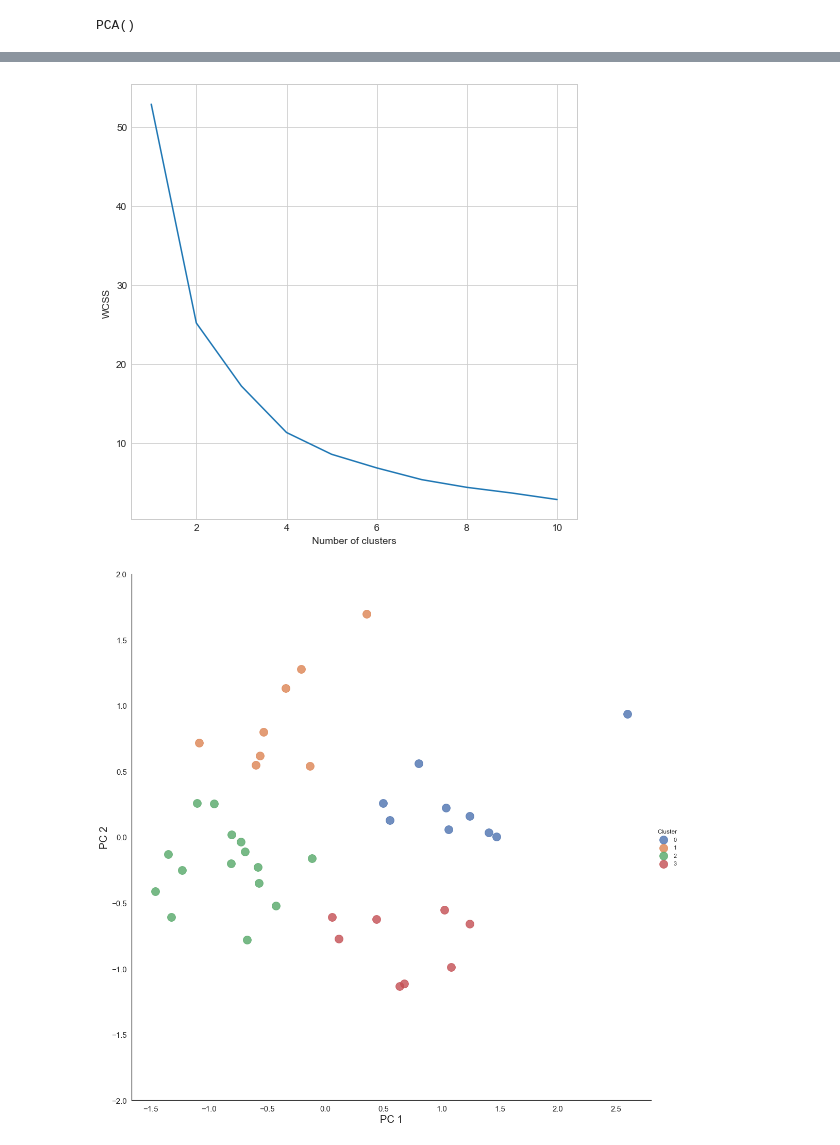
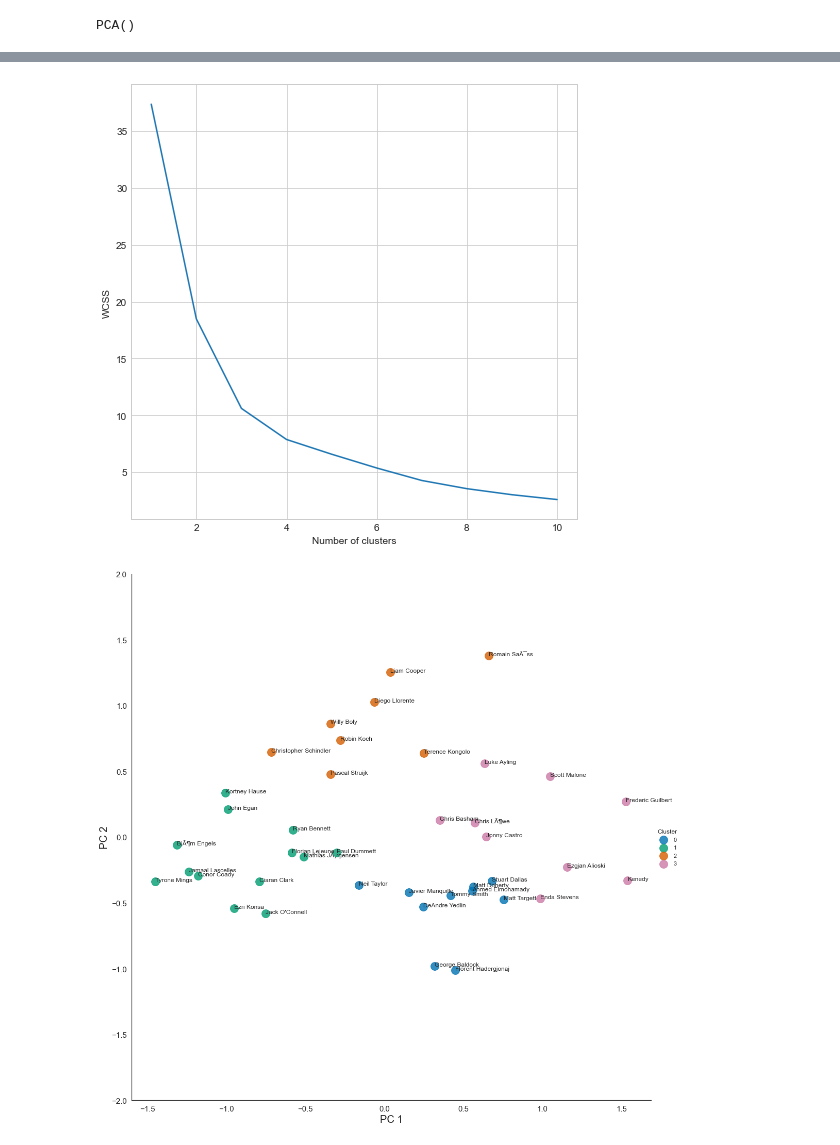
Before and after one commit to kiansweeney11/xg-data-analysis, a Jupyter notebook: clustering-s1.ipynb, the cells around one changed output, grey strips where cells are left out. Cells and saved outputs as stored; diff of their text form; code cells hidden in the pictures.

```diff
--- a/clustering-s1.ipynb
+++ b/clustering-s1.ipynb
@@ -143,17 +143,22 @@ print(per_90_cols)
 ### Need to Standardise our Columns creating a per 90 value for numeric columns without a per 90 value
 # %%
 keep = ["MediumCmp%", "LongCmp%", "ShortCmp%", "AerialDuelWon%",
-       "Player", "Pos", "Age", "Nation"]
+       "Player", "Pos", "Age", "Nation", "CrdY", "CrdR"]
 cols_change = ['Fls', 'Crs', 'Interceptions', 'TklWon', 'Recov','AerialDuelWon', "ProgressiveDist" "TotDist",
                "Assists","xAG","xA","A-xAG","KeyPasses","CompletedFinalThird",
            "PassesPenaltyArea","CrossesPA","ProgressivePasses",
-               "Gls","Sh","SoT","SoT%", "xG","npxG","npxG/Sh","G-xG","np:G-xG", "SCAPassLive","SCAPassDead",
-                    "SCADrib", "SCASh", "SCAFld", "SCADef", "GCA","GCAPassLive","GCAPassDead","GCADrib",
-                    "GCASh", "GCAFld", "GCADef", 'Tkl', 'TklWon',
+               "Gls","Sh","SoT","SoT%", "xG","npxG","npxG/Sh","G-xG","np:G-xG", "SCAPassLive","SCAPassDead", "SCADef",
+               "GCA", "GCADef", 'Tkl', 'TklWon',
        'TacklesDef3rd', 'TacklesMid3rd', 'TacklesAtt3rd', 'VSDribblesTkl',
        'VSDribblesAtt', 'VSDribblesTkl%', 'VSDribblesPast', 'Blocks',
        'ShotBlock', 'PassBlock', 'Interceptions', 'Tkl+Int', 'Clearances',
        'Errors']
+# %%
+not_needed = ["Gls","Sh","SoT","SoT%", "xG","npxG","npxG/Sh","G-xG","np:G-xG", "SCAPassLive","SCAPassDead",
+                    "SCADrib", "SCASh", "SCAFld", "SCADef", "PassesPenaltyArea","CrossesPA", "xAG","xA",
+             "GCAPassLive","GCAPassDead","GCADrib",
+                    "GCASh", "GCAFld", "GCAPassLive","GCAPassDead","GCADrib",
+                    "GCASh", "GCAFld"]
 # %%
 for column in result_def:
     if column in cols_change and column not in per_90_cols:
@@ -192,0 +198,3 @@ result_def.head()
+# %%
+result_def = result_def[result_def.columns[~result_def.columns.isin(not_needed)]]
+result_def.head()
@@ -264,7 +280,7 @@ df_reduced.head()
 wcss = []
 
 for i in range(1,11):
-    model = KMeans(n_clusters = i, init = "k-means++", max_iter = 600, random_state=42)
+    model = KMeans(n_clusters = i, init = "k-means++", max_iter = 600, random_state = 42)
     model.fit(df_reduced)
     wcss.append(model.inertia_)
 
@@ -274,7 +290,7 @@ plt.xlabel('Number of clusters')
 plt.ylabel('WCSS')
 plt.show()
 # %% [output]
-[figure, old version]
+[figure, new version]
 # %%
 # K-Means Clustering
 
@@ -301,12 +317,16 @@ result_def['Cluster'] = clusters
 # %%
 # Visualise the clustering
 sns.set(style = 'white')
+plt.style.use('seaborn-colorblind')
 ax = sns.lmplot(x = "X", y = "Y", hue = 'Cluster', data = result_def, legend = True,
 fit_reg = False, size = 15, scatter_kws = {"s": 250})
+texts = []
+for x, y, s in zip(result_def.X, result_def.Y, result_def.Player):
+    texts.append(plt.text(x, y, s))
 ax.set(ylim=(-2, 2))
 plt.tick_params(labelsize = 15)
 plt.xlabel('PC 1', fontsize = 20)
 plt.ylabel('PC 2', fontsize = 20)
 plt.show()
 # %% [output]
-[figure, old version]
+[figure, new version]
```
Also changed, not shown: parts of 8 cells of this notebook.
